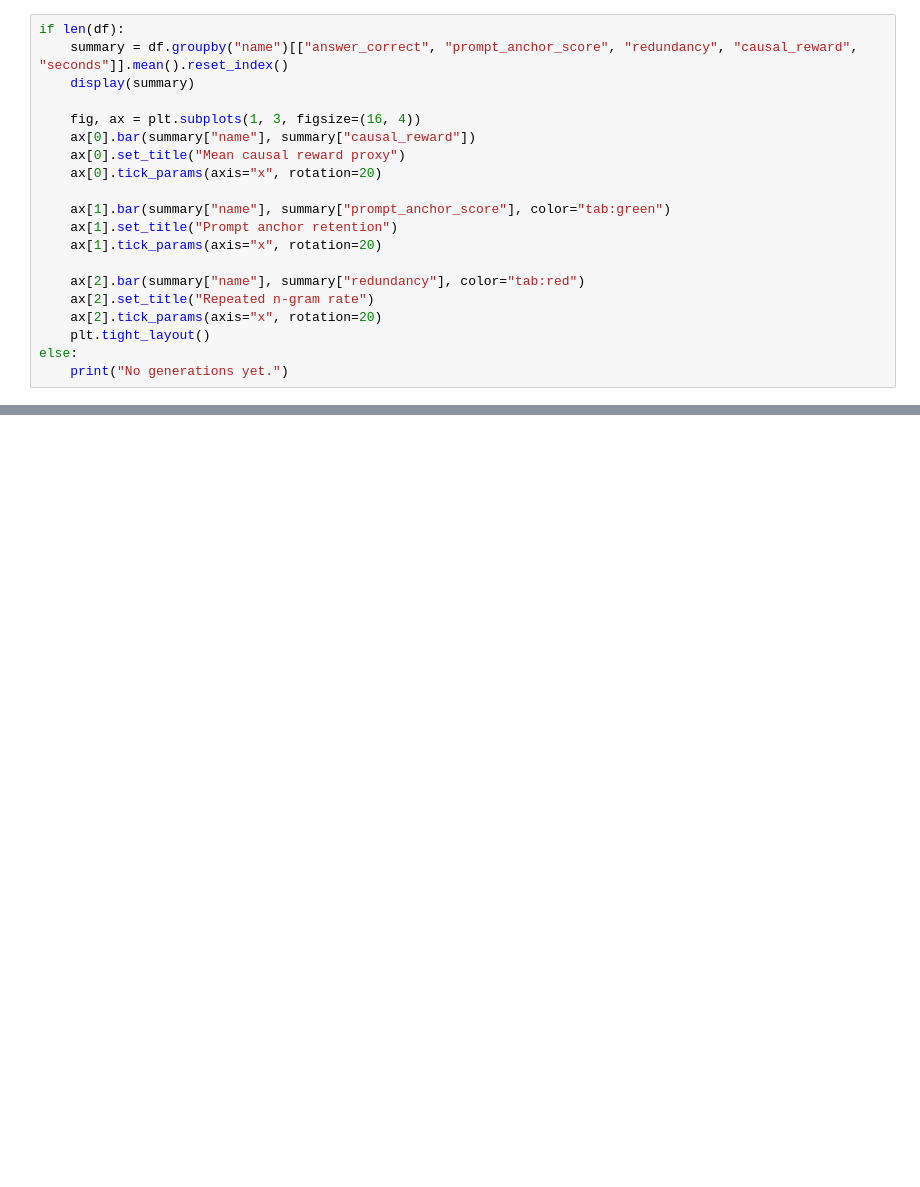
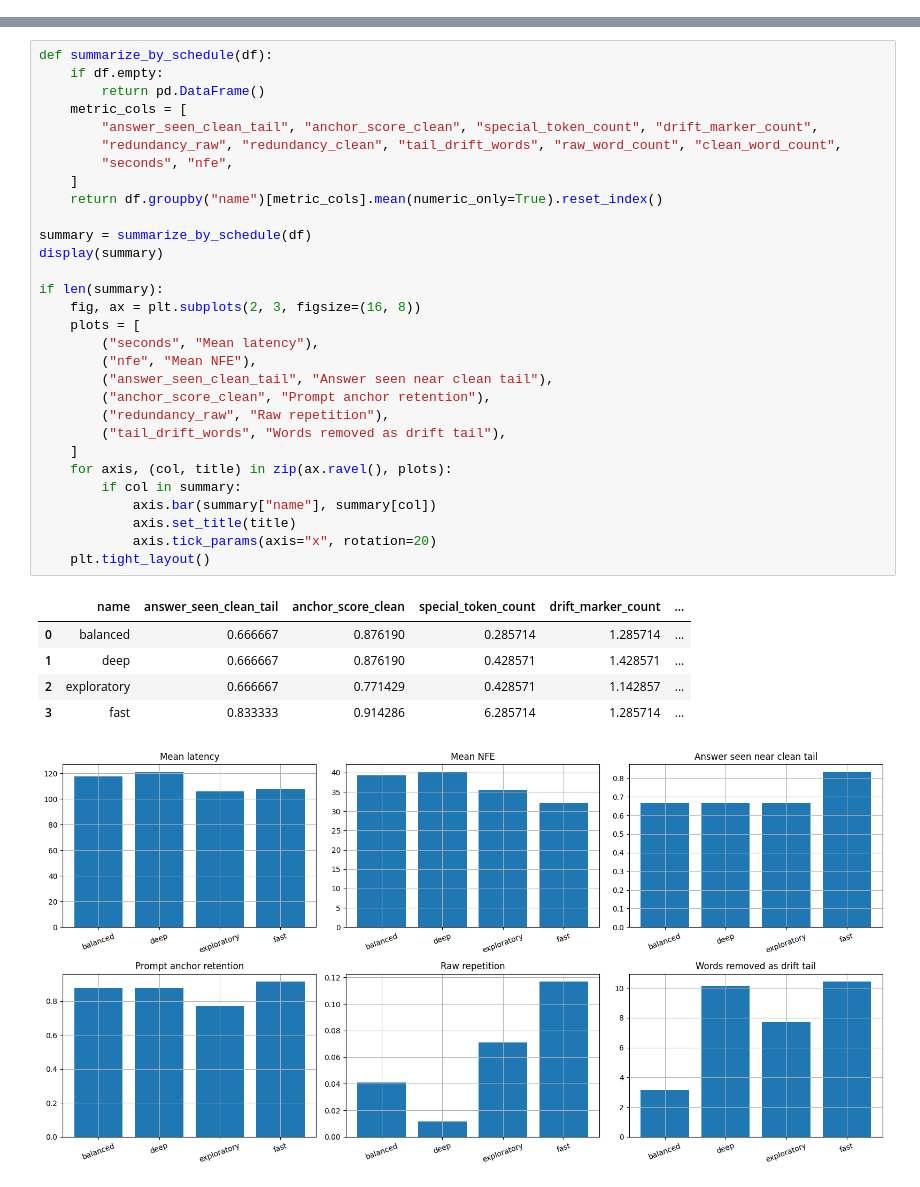
Before and after one commit to ashworks1706/llm-from-scratch, a Jupyter notebook: dlm/dlm_causal_rewards.ipynb, the cells around one changed output, grey strips where cells are left out. Cells and saved outputs as stored; diff of their text form; blank space fills up the shorter version.

```diff
--- a/dlm/dlm_causal_rewards.ipynb
+++ b/dlm/dlm_causal_rewards.ipynb
@@ -478,20 +0,0 @@ This is where the thesis hypothesis becomes concrete. If deeper denoising improv
-# %%
-if len(df):
-    summary = df.groupby("name")[["answer_correct", "prompt_anchor_score", "redundancy", "causal_reward", "seconds"]].mean().reset_index()
-    display(summary)
-
-    fig, ax = plt.subplots(1, 3, figsize=(16, 4))
-    ax[0].bar(summary["name"], summary["causal_reward"])
-    ax[0].set_title("Mean causal reward proxy")
-    ax[0].tick_params(axis="x", rotation=20)
-
-    ax[1].bar(summary["name"], summary["prompt_anchor_score"], color="tab:green")
-    ax[1].set_title("Prompt anchor retention")
-    ax[1].tick_params(axis="x", rotation=20)
-
-    ax[2].bar(summary["name"], summary["redundancy"], color="tab:red")
-    ax[2].set_title("Repeated n-gram rate")
-    ax[2].tick_params(axis="x", rotation=20)
-    plt.tight_layout()
-else:
-    print("No generations yet.")
@@ -551,0 +779,37 @@ where `L_drift` penalizes loss of prompt-state anchors, `L_inv` penalizes failur
+# %%
+def summarize_by_schedule(df):
+    if df.empty:
+        return pd.DataFrame()
+    metric_cols = [
+        "answer_seen_clean_tail", "anchor_score_clean", "special_token_count", "drift_marker_count",
+        "redundancy_raw", "redundancy_clean", "tail_drift_words", "raw_word_count", "clean_word_count",
+        "seconds", "nfe",
+    ]
+    return df.groupby("name")[metric_cols].mean(numeric_only=True).reset_index()
+
+summary = summarize_by_schedule(df)
+display(summary)
+
+if len(summary):
+    fig, ax = plt.subplots(2, 3, figsize=(16, 8))
+    plots = [
+        ("seconds", "Mean latency"),
+        ("nfe", "Mean NFE"),
+        ("answer_seen_clean_tail", "Answer seen near clean tail"),
+        ("anchor_score_clean", "Prompt anchor retention"),
+        ("redundancy_raw", "Raw repetition"),
+        ("tail_drift_words", "Words removed as drift tail"),
+    ]
+    for axis, (col, title) in zip(ax.ravel(), plots):
+        if col in summary:
+            axis.bar(summary["name"], summary[col])
+            axis.set_title(title)
+            axis.tick_params(axis="x", rotation=20)
+    plt.tight_layout()
+# %% [output]
+|  | name | answer_seen_clean_tail | anchor_score_clean | special_token_count | drift_marker_count | ... |
+| 0 | balanced | 0.666667 | 0.876190 | 0.285714 | 1.285714 | ... |
+| 1 | deep | 0.666667 | 0.876190 | 0.428571 | 1.428571 | ... |
+| 2 | exploratory | 0.666667 | 0.771429 | 0.428571 | 1.142857 | ... |
+| 3 | fast | 0.833333 | 0.914286 | 6.285714 | 1.285714 | ... |
+[figure, added]
```
Also changed, not shown: parts of 55 cells of this notebook, 3 other files.
